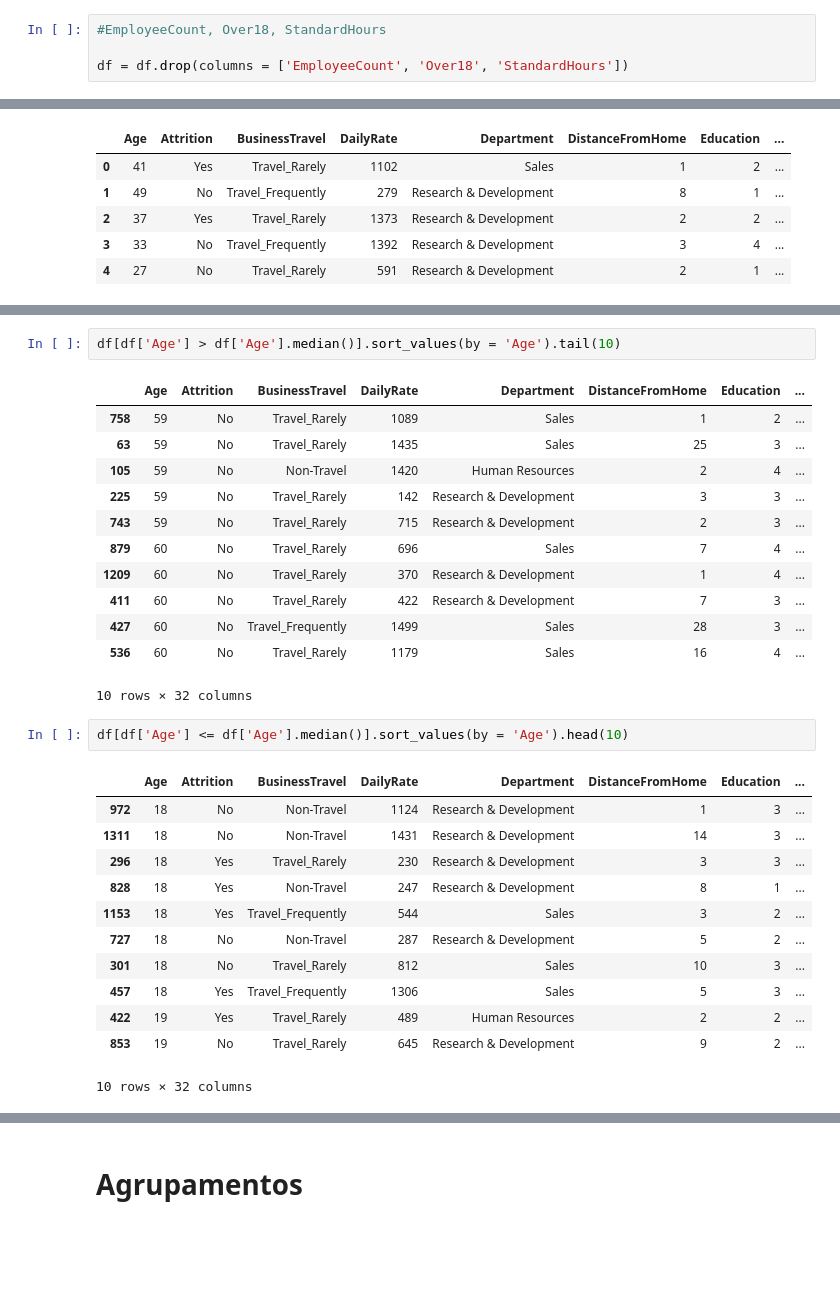
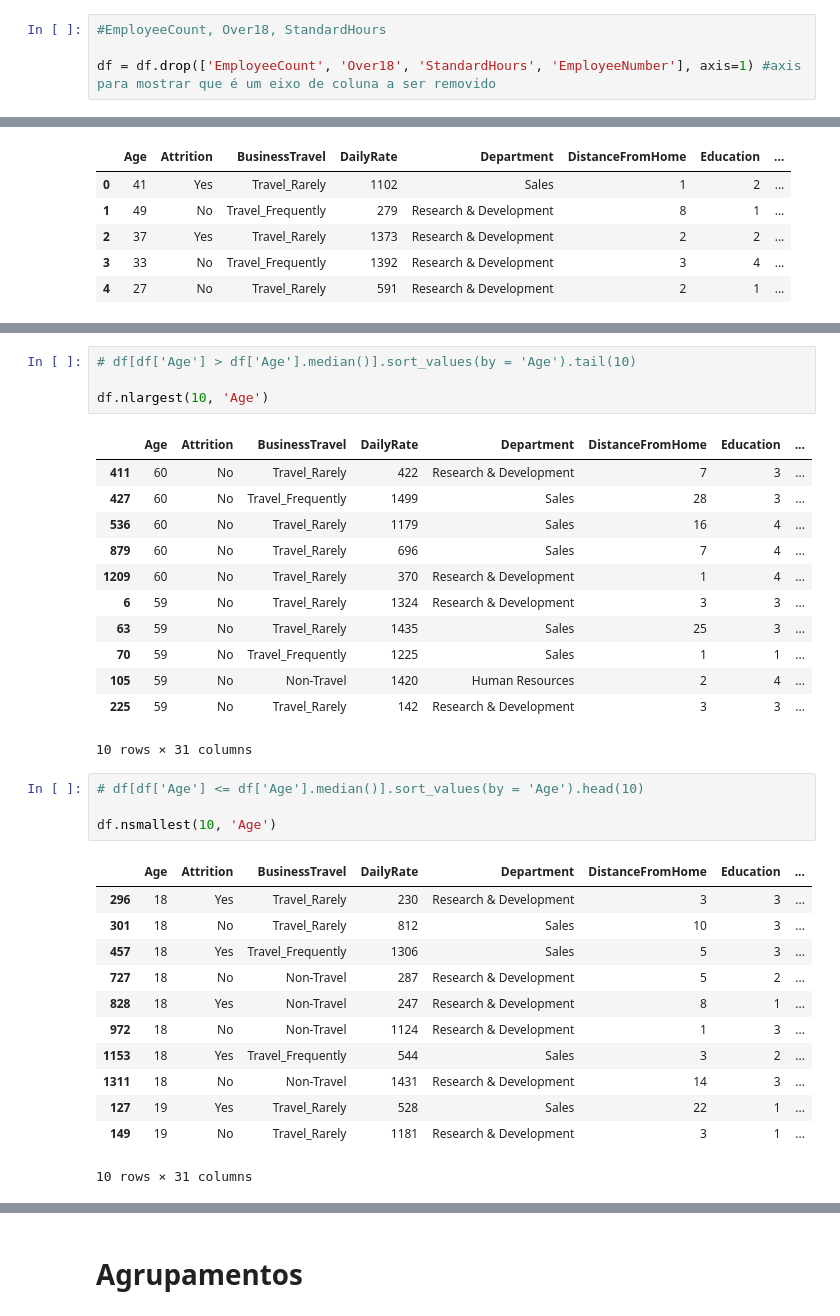
Before and after one commit to stephanyresque/projeto-IBM, a Jupyter notebook: projeto_IBM.ipynb, the cells around one changed output, grey strips where cells are left out. Drawn from its saved outputs; the diff is of its cells as text; blank space fills up the shorter version.

```diff
--- a/projeto_IBM.ipynb
+++ b/projeto_IBM.ipynb
@@ -380,7 +380,7 @@ with pd.option_context('display.max_columns', 35):
 # %%
 #EmployeeCount, Over18, StandardHours
 
-df = df.drop(columns = ['EmployeeCount', 'Over18', 'StandardHours'])
+df = df.drop(['EmployeeCount', 'Over18', 'StandardHours', 'EmployeeNumber'], axis=1) #axis para mostrar que é um eixo de coluna a ser removido
 # %%
 with pd.option_context('display.max_columns', 35):
   display(df.head())
@@ -407,31 +407,35 @@ with pd.option_context('float_format', '{:.2f}'.format,'display.max_columns', 35
 # %%
-df[df['Age'] > df['Age'].median()].sort_values(by = 'Age').tail(10)
+# df[df['Age'] > df['Age'].median()].sort_values(by = 'Age').tail(10)
+
+df.nlargest(10, 'Age')
 # %% [output]
 |  | Age | Attrition | BusinessTravel | DailyRate | Department | DistanceFromHome | Education | ... |
-| 758 | 59 | No | Travel_Rarely | 1089 | Sales | 1 | 2 | ... |
-| 63 | 59 | No | Travel_Rarely | 1435 | Sales | 25 | 3 | ... |
-| 105 | 59 | No | Non-Travel | 1420 | Human Resources | 2 | 4 | ... |
-| 225 | 59 | No | Travel_Rarely | 142 | Research & Development | 3 | 3 | ... |
-| 743 | 59 | No | Travel_Rarely | 715 | Research & Development | 2 | 3 | ... |
-| 879 | 60 | No | Travel_Rarely | 696 | Sales | 7 | 4 | ... |
-| 1209 | 60 | No | Travel_Rarely | 370 | Research & Development | 1 | 4 | ... |
 | 411 | 60 | No | Travel_Rarely | 422 | Research & Development | 7 | 3 | ... |
 | 427 | 60 | No | Travel_Frequently | 1499 | Sales | 28 | 3 | ... |
 | 536 | 60 | No | Travel_Rarely | 1179 | Sales | 16 | 4 | ... |
+| 879 | 60 | No | Travel_Rarely | 696 | Sales | 7 | 4 | ... |
+| 1209 | 60 | No | Travel_Rarely | 370 | Research & Development | 1 | 4 | ... |
+| 6 | 59 | No | Travel_Rarely | 1324 | Research & Development | 3 | 3 | ... |
+| 63 | 59 | No | Travel_Rarely | 1435 | Sales | 25 | 3 | ... |
+| 70 | 59 | No | Travel_Frequently | 1225 | Sales | 1 | 1 | ... |
+| 105 | 59 | No | Non-Travel | 1420 | Human Resources | 2 | 4 | ... |
+| 225 | 59 | No | Travel_Rarely | 142 | Research & Development | 3 | 3 | ... |
-10 rows × 32 columns
+10 rows × 31 columns
 # %%
-df[df['Age'] <= df['Age'].median()].sort_values(by = 'Age').head(10)
+# df[df['Age'] <= df['Age'].median()].sort_values(by = 'Age').head(10)
+
+df.nsmallest(10, 'Age')
 # %% [output]
 |  | Age | Attrition | BusinessTravel | DailyRate | Department | DistanceFromHome | Education | ... |
-| 972 | 18 | No | Non-Travel | 1124 | Research & Development | 1 | 3 | ... |
-| 1311 | 18 | No | Non-Travel | 1431 | Research & Development | 14 | 3 | ... |
 | 296 | 18 | Yes | Travel_Rarely | 230 | Research & Development | 3 | 3 | ... |
-| 828 | 18 | Yes | Non-Travel | 247 | Research & Development | 8 | 1 | ... |
-| 1153 | 18 | Yes | Travel_Frequently | 544 | Sales | 3 | 2 | ... |
-| 727 | 18 | No | Non-Travel | 287 | Research & Development | 5 | 2 | ... |
 | 301 | 18 | No | Travel_Rarely | 812 | Sales | 10 | 3 | ... |
 | 457 | 18 | Yes | Travel_Frequently | 1306 | Sales | 5 | 3 | ... |
-| 422 | 19 | Yes | Travel_Rarely | 489 | Human Resources | 2 | 2 | ... |
-| 853 | 19 | No | Travel_Rarely | 645 | Research & Development | 9 | 2 | ... |
+| 727 | 18 | No | Non-Travel | 287 | Research & Development | 5 | 2 | ... |
+| 828 | 18 | Yes | Non-Travel | 247 | Research & Development | 8 | 1 | ... |
+| 972 | 18 | No | Non-Travel | 1124 | Research & Development | 1 | 3 | ... |
+| 1153 | 18 | Yes | Travel_Frequently | 544 | Sales | 3 | 2 | ... |
+| 1311 | 18 | No | Non-Travel | 1431 | Research & Development | 14 | 3 | ... |
+| 127 | 19 | Yes | Travel_Rarely | 528 | Sales | 22 | 1 | ... |
+| 149 | 19 | No | Travel_Rarely | 1181 | Research & Development | 3 | 1 | ... |
-10 rows × 32 columns
+10 rows × 31 columns
 # %%
```
Also changed, not shown: parts of 7 cells of this notebook.
